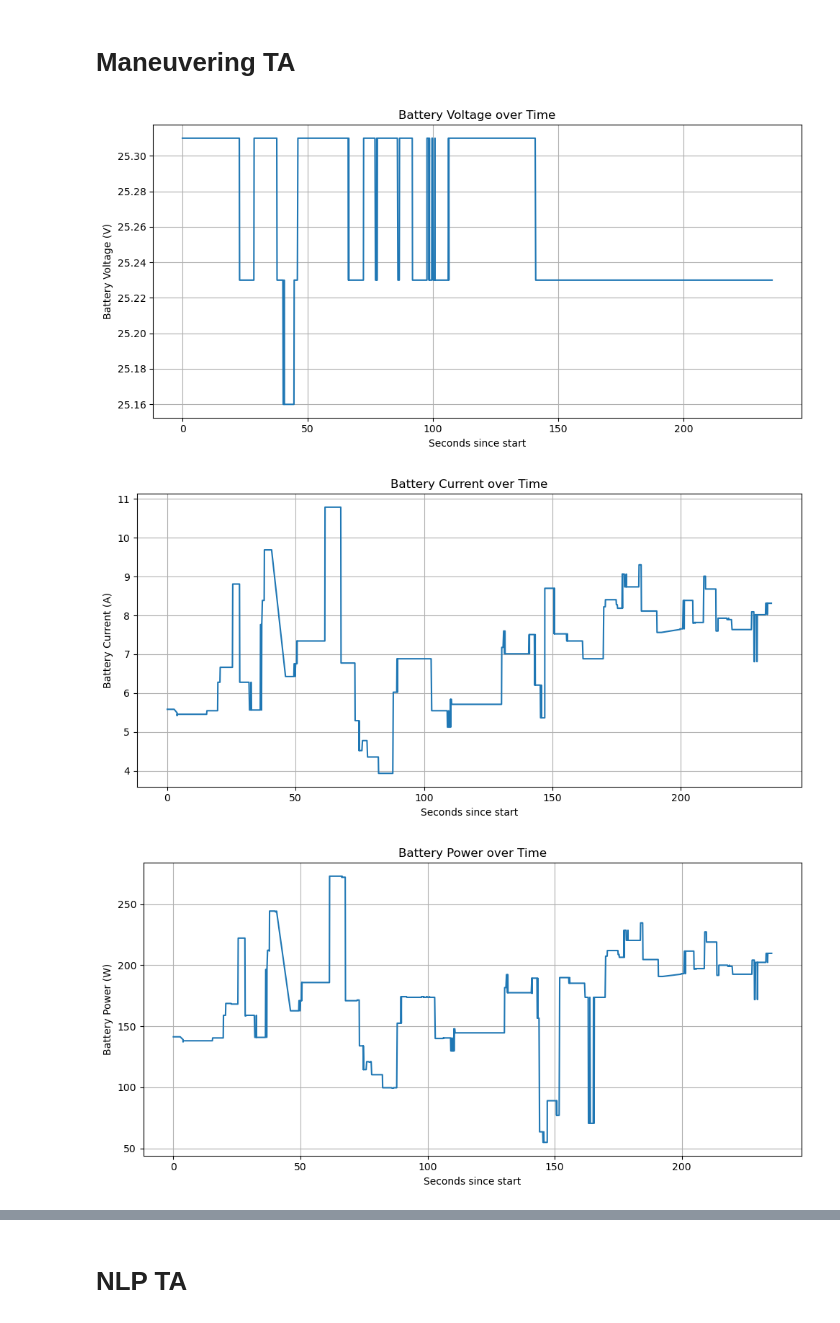
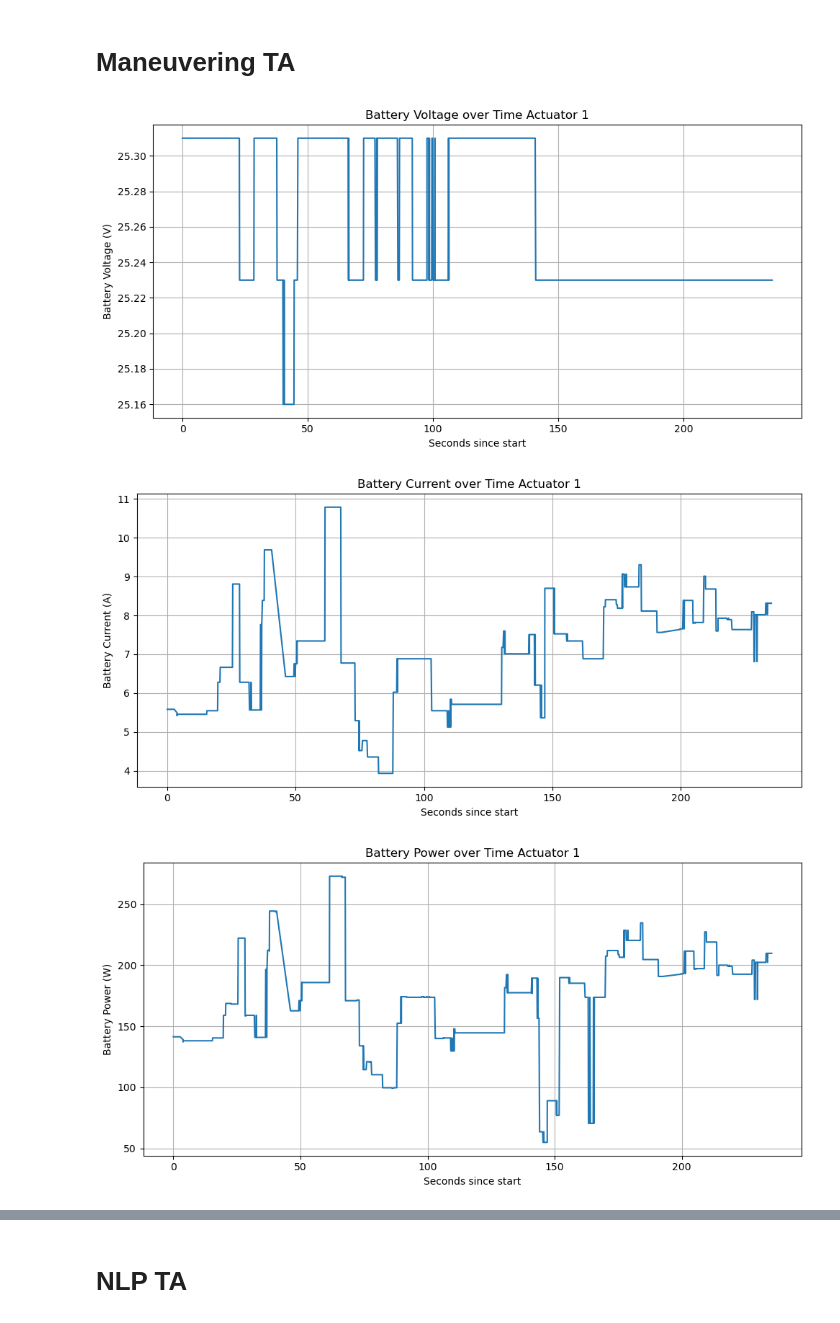
Before and after one commit to Andeshog/milliampere_data, a Jupyter notebook: thruster_analysis.ipynb, the cells around one changed output, grey strips where cells are left out. Saved outputs shown, nothing was run; the diff lists cells and outputs as text; code cells hidden in the pictures.

Commit message:
feat: add thruster number to plot titles

```diff
--- a/thruster_analysis.ipynb
+++ b/thruster_analysis.ipynb
@@ -32,7 +32,7 @@ plt.figure(figsize=(10, 5))
 plt.plot(df['seconds'][mask_volt].to_numpy(), df['battery_voltage'][mask_volt].to_numpy())
 plt.xlabel('Seconds since start')
 plt.ylabel('Battery Voltage (V)')
-plt.title('Battery Voltage over Time')
+plt.title('Battery Voltage over Time Actuator 1')
 plt.grid()
 plt.tight_layout()
 plt.show()
@@ -42,7 +42,7 @@ plt.figure(figsize=(10, 5))
 plt.plot(df['seconds'][mask_curr].to_numpy(), df['battery_current'][mask_curr].to_numpy())
 plt.xlabel('Seconds since start')
 plt.ylabel('Battery Current (A)')
-plt.title('Battery Current over Time')
+plt.title('Battery Current over Time Actuator 1')
 plt.grid()
 plt.tight_layout()
 plt.show()
@@ -61,38 +61,38 @@ plt.figure(figsize=(10, 5))
 plt.plot(df['seconds'][mask_power].to_numpy(), df['battery_power'][mask_power].to_numpy())
 plt.xlabel('Seconds since start')
 plt.ylabel('Battery Power (W)')
-plt.title('Battery Power over Time')
+plt.title('Battery Power over Time Actuator 1')
 plt.grid()
 plt.tight_layout()
 plt.show()
 
 # Plot Motor Speed over time
 plt.figure(figsize=(10, 5))
 plt.plot(df['seconds'].to_numpy(), df['motor_speed'].to_numpy())
 plt.xlabel('Seconds since start')
 plt.ylabel('Motor Speed (RPM)')
-plt.title('Motor Speed over Time')
+plt.title('Motor Speed over Time Actuator 1')
 plt.grid()
 plt.tight_layout()
 plt.show()
 
 az_df = pd.read_csv('physical_tests/maneuvering1/maneuvering1/actuators/actuator_1/azimuth_angle.csv')
 
 az_df['time'] = pd.to_datetime(az_df['time'])
 az_df = az_df.sort_values('time').reset_index(drop=True)
 start_time = az_df['time'].iloc[0]
 az_df['seconds'] = (az_df['time'] - start_time).dt.total_seconds()
 
 # Plot Azimuth Angle over time
 plt.figure(figsize=(10, 5))
 plt.plot(az_df['seconds'].to_numpy(), az_df['data'].to_numpy())
 plt.xlabel('Seconds since start')
 plt.ylabel('Azimuth Angle (°)')
-plt.title('Azimuth Angle over Time')
+plt.title('Azimuth Angle over Time Actuator 1')
 plt.grid()
 plt.tight_layout()
 plt.show()
 # %% [output]
-[figure, old version]
+[figure, new version]
-[figure, old version]
+[figure, new version]
-[figure, old version]
+[figure, new version]
```
Also changed, not shown: parts of 8 cells of this notebook.
